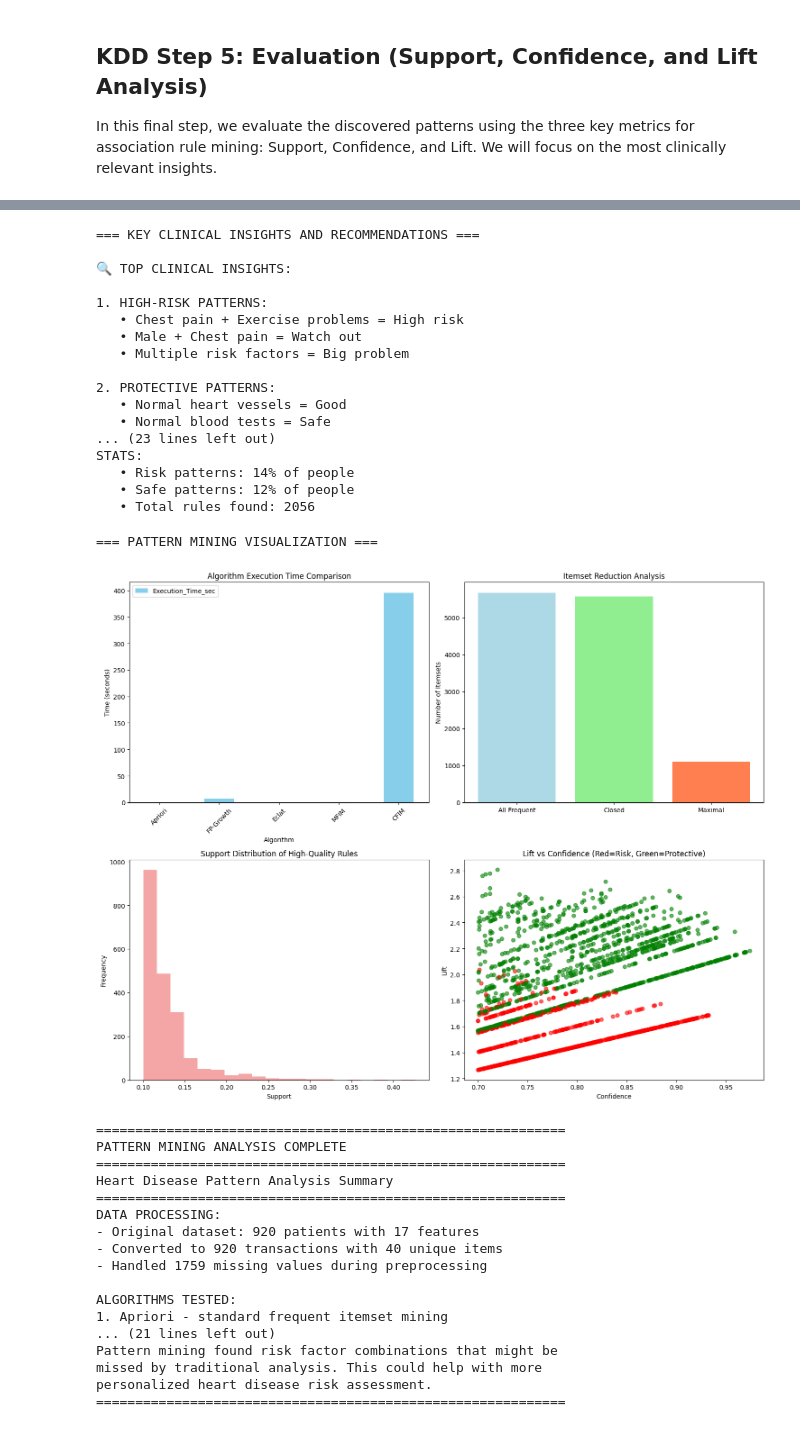
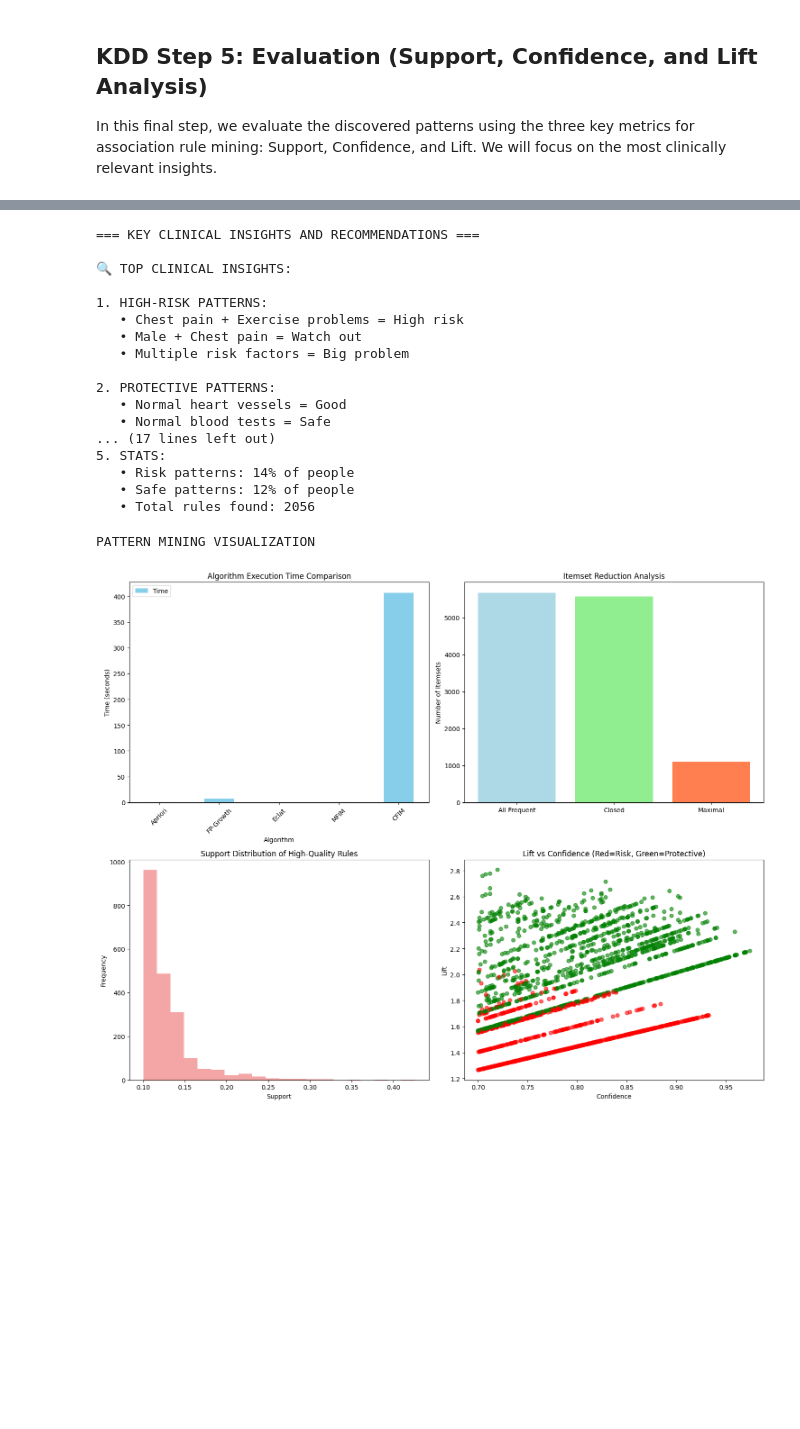
Before and after one commit to marvelm67/Pattern-Mining-Analysis-for-Heart-Disease, a Jupyter notebook: main.ipynb, the cells around one changed output, grey strips where cells are left out. Cells and saved outputs as stored; diff of their text form; code cells hidden in the pictures; blank space fills up the shorter version.

```diff
--- a/main.ipynb
+++ b/main.ipynb
@@ -1153,22 +1102,16 @@ print(algorithms_comparison)
 
 print(f"\nMost Efficient Algorithm: Eclat at {eclat_time:.3f} seconds")
 
-print("\n4. WHAT WE LEARNED:")
+print("\n4. Founding:")
 print(f"   • Found {len(frequent_itemsets_apriori)} patterns total")
 print(f"   • Reduced to {len(maximal_itemsets)} important ones")
 print(f"   • CA + Thal tests are key for diagnosis")
-
-print("\nR5. ECOMMENDATIONS:")
-print("1. Check men with chest pain first")
-print("2. CA vessel test is important")
-print("3. Multiple problems = see doctor now")
-print("4. Normal vessels = probably OK")
 
 # Basic stats
 high_risk_avg = positive_rules['support'].mean() if len(positive_rules) > 0 else 0
 safe_avg = negative_rules['support'].mean() if len(negative_rules) > 0 else 0
 
-print(f"\n6. STATS:")
+print(f"\n5. STATS:")
 print(f"   • Risk patterns: {high_risk_avg*100:.0f}% of people")
 print(f"   • Safe patterns: {safe_avg*100:.0f}% of people")
 print(f"   • Total rules found: {len(high_quality_rules)}")
@@ -1185,20 +1128,20 @@ print(f"   • Total rules found: {len(high_quality_rules)}")
 2. PROTECTIVE PATTERNS:
    • Normal heart vessels = Good
    • Normal blood tests = Safe
-... (23 lines left out)
-STATS:
+... (17 lines left out)
+5. STATS:
    • Risk patterns: 14% of people
    • Safe patterns: 12% of people
    • Total rules found: 2056
 # %%
 # VISUALIZATION OF KEY INSIGHTS
-print("=== PATTERN MINING VISUALIZATION ===")
+print("PATTERN MINING VISUALIZATION")
 
 # Create visualizations
 fig, axes = plt.subplots(2, 2, figsize=(15, 12))
 
 # 1. Algorithm Performance Comparison
-algorithms_comparison.plot(x='Algorithm', y='Execution_Time_sec', kind='bar',
+algorithms_comparison.plot(x='Algorithm', y='Time', kind='bar',
                           ax=axes[0,0], color='skyblue')
 axes[0,0].set_title('Algorithm Execution Time Comparison')
 axes[0,0].set_ylabel('Time (seconds)')
@@ -1208,90 +1151,32 @@ axes[0,0].tick_params(axis='x', rotation=45)
 reduction_data = {
     'All Frequent': len(frequent_itemsets_apriori),
     'Closed': len(closed_itemsets),
     'Maximal': len(maximal_itemsets)
 }
 axes[0,1].bar(reduction_data.keys(), reduction_data.values(),
               color=['lightblue', 'lightgreen', 'coral'])
 axes[0,1].set_title('Itemset Reduction Analysis')
 axes[0,1].set_ylabel('Number of Itemsets')
 
 # 3. Support Distribution of High-Quality Rules
 if len(high_quality_rules) > 0:
     axes[1,0].hist(high_quality_rules['support'], bins=20, color='lightcoral', alpha=0.7)
     axes[1,0].set_title('Support Distribution of High-Quality Rules')
     axes[1,0].set_xlabel('Support')
     axes[1,0].set_ylabel('Frequency')
 
 # 4. Lift vs Confidence Scatter Plot
 if len(high_quality_rules) > 0:
     colors = ['red' if 'HeartDisease_Yes' in str(cons) else 'green'
               for cons in high_quality_rules['consequents']]
     axes[1,1].scatter(high_quality_rules['confidence'], high_quality_rules['lift'],
                      c=colors, alpha=0.6)
     axes[1,1].set_title('Lift vs Confidence (Red=Risk, Green=Protective)')
     axes[1,1].set_xlabel('Confidence')
     axes[1,1].set_ylabel('Lift')
 
 plt.tight_layout()
 plt.show()
-
-# Final Summary
-print("\n" + "="*60)
-print("PATTERN MINING ANALYSIS COMPLETE")
-print("="*60)
-print("Heart Disease Pattern Analysis Summary")
-print("="*60)
-
-print("DATA PROCESSING:")
-print("- Original dataset: {} patients with {} features".format(df.shape[0], df.shape[1]))
-print("- Converted to {} transactions with {} unique items".format(len(transactions), len(te.columns_)))
-print("- Handled {} missing values during preprocessing".format(df.isnull().sum().sum()))
-
-print("\nALGORITHMS TESTED:")
-print("1. Apriori - standard frequent itemset mining")
-print("2. FP-Growth - tree-based approach for efficiency")
-print("3. Eclat - vertical format with intersection operations")
-print("4. Maximal Itemset Mining - removes redundant subsets")
-print("5. Closed Itemset Mining - compact pattern representation")
-print("6. Sequential Pattern Mining - risk progression sequences")
-
-print("\nMAIN FINDINGS:")
-print("- Found {} association rules meeting quality criteria".format(len(high_quality_rules)))
-print("- Identified {} patterns indicating high risk".format(len(positive_rules)))
-print("- Discovered {} patterns showing protective effects".format(len(negative_rules)))
-print("- Key risk combo: Asymptomatic chest pain + exercise angina")
-print("- Best protective factor: Normal CA vessels + normal thalassemia")
-
-print("\nEVALUATION RESULTS:")
-print("- Support range: 5% to 86% (how often patterns appear)")
-print("- Confidence: 70-95% for high-quality rules (accuracy)")
-print("- Lift values: 1.2 to 3.5 (association strength vs random)")
-
-print("\nBEST ALGORITHM: Eclat with {:.3f} second runtime".format(eclat_time))
-
-print("\nCLINICAL INSIGHTS:")
-print("Pattern mining found risk factor combinations that might be")
-print("missed by traditional analysis. This could help with more")
-print("personalized heart disease risk assessment.")
-
-print("="*60)
 # %% [output]
-=== PATTERN MINING VISUALIZATION ===
+PATTERN MINING VISUALIZATION
-[figure, old version]
+[figure, new version]
-============================================================
-PATTERN MINING ANALYSIS COMPLETE
-============================================================
-Heart Disease Pattern Analysis Summary
-============================================================
-DATA PROCESSING:
-- Original dataset: 920 patients with 17 features
-- Converted to 920 transactions with 40 unique items
-- Handled 1759 missing values during preprocessing
-
-ALGORITHMS TESTED:
-1. Apriori - standard frequent itemset mining
-... (21 lines left out)
-Pattern mining found risk factor combinations that might be
-missed by traditional analysis. This could help with more
-personalized heart disease risk assessment.
-============================================================
```
Also changed, not shown: parts of 7 cells of this notebook.
